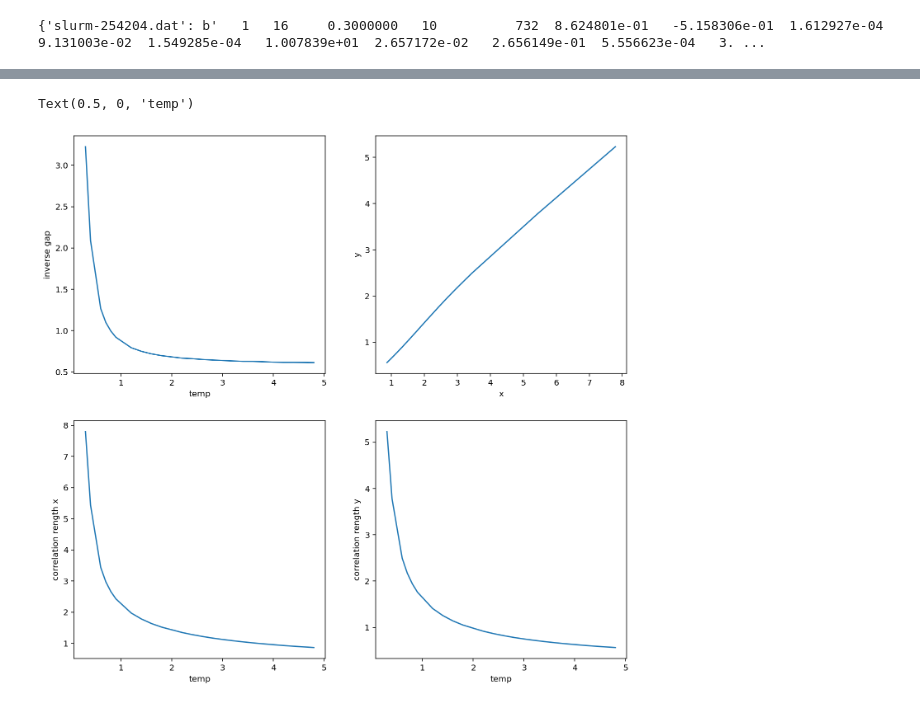
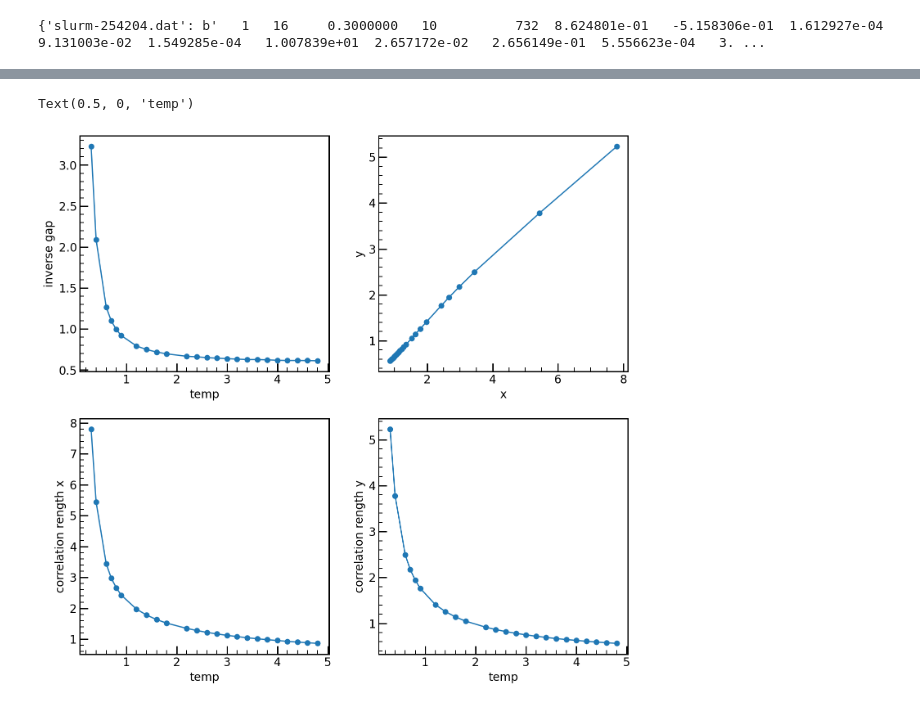
Before and after one commit to Taiga-U/bug-free-umbrella, a Jupyter notebook: makegraphs.ipynb, the cells around one changed output, grey strips where cells are left out. Cells and saved outputs as stored; diff of their text form; code cells hidden in the pictures.

```diff
--- a/makegraphs.ipynb
+++ b/makegraphs.ipynb
@@ -60,0 +85,17 @@ correlation_length_y_err = data[:,27]
+# %%
+#　グラフ微調整
+plt.rcParams["font.family"] = "Times New Roman"      #全体のフォントを設定
+plt.rcParams["xtick.direction"] = "in"               #x軸の目盛線を内向きへ
+plt.rcParams["ytick.direction"] = "in"               #y軸の目盛線を内向きへ
+plt.rcParams["xtick.minor.visible"] = True           #x軸補助目盛りの追加
+plt.rcParams["ytick.minor.visible"] = True           #y軸補助目盛りの追加
+plt.rcParams["xtick.major.width"] = 1.5              #x軸主目盛り線の線幅
+plt.rcParams["ytick.major.width"] = 1.5              #y軸主目盛り線の線幅
+plt.rcParams["xtick.minor.width"] = 1.0              #x軸補助目盛り線の線幅
+plt.rcParams["ytick.minor.width"] = 1.0              #y軸補助目盛り線の線幅
+plt.rcParams["xtick.major.size"] = 10                #x軸主目盛り線の長さ
+plt.rcParams["ytick.major.size"] = 10                #y軸主目盛り線の長さ
+plt.rcParams["xtick.minor.size"] = 5                 #x軸補助目盛り線の長さ
+plt.rcParams["ytick.minor.size"] = 5                 #y軸補助目盛り線の長さ
+plt.rcParams["font.size"] = 14                       #フォントの大きさ
+plt.rcParams["axes.linewidth"] = 1.5                 #囲みの太さ
@@ -132,27 +245,27 @@ plt.show()
 # %%
 fig = plt.figure(figsize=(12,18))
 gyou = 3
 retsu = 2
 ax1 = fig.add_subplot(gyou,retsu,1)
 
-ax1.plot(temp, inverse_gap, label="test")
+ax1.plot(temp, inverse_gap, marker ='o', label="test")
 ax1.set_ylabel("inverse gap")
 ax1.set_xlabel("temp")
 
 ax2 = fig.add_subplot(gyou,retsu,2)
-ax2.plot(correlation_length_x, correlation_length_y, label="test")
+ax2.plot(correlation_length_x, correlation_length_y, marker ='o', label="test")
 ax2.set_ylabel("y")
 ax2.set_xlabel("x")
 
 ax2 = fig.add_subplot(gyou,retsu,3)
-ax2.plot(temp, correlation_length_x, label="test")
+ax2.plot(temp, correlation_length_x, marker ='o', label="test")
 ax2.set_ylabel("correlation rength x")
 ax2.set_xlabel("temp")
 
 ax2 = fig.add_subplot(gyou,retsu,4)
-ax2.plot(temp, correlation_length_y, label="test")
+ax2.plot(temp, correlation_length_y, marker ='o', label="test")
 ax2.set_ylabel("correlation rength y")
 ax2.set_xlabel("temp")
 # %% [output]
 Text(0.5, 0, 'temp')
-[figure, old version]
+[figure, new version]
```
Also changed, not shown: parts of 8 cells of this notebook.
